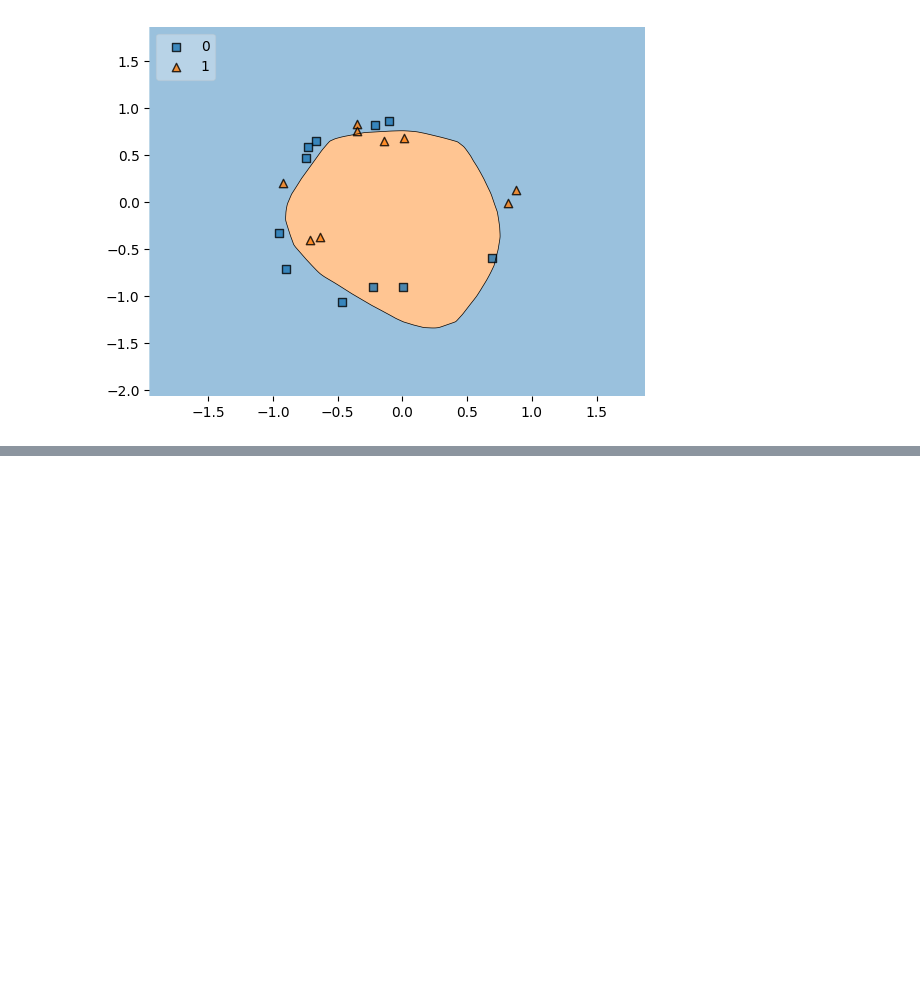
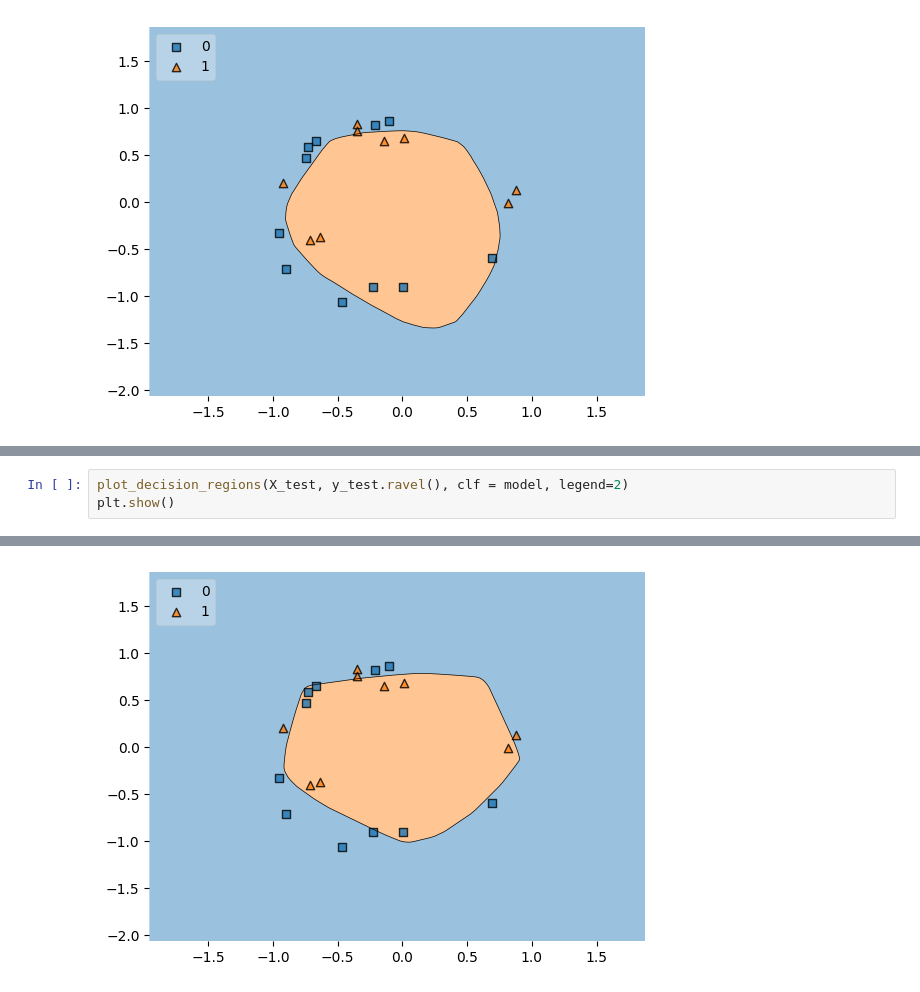
Before and after one commit to CHIRANJEET12/DL100, a Jupyter notebook: early-stopping_and_drop_outs.ipynb, the cells around one changed output, grey strips where cells are left out. Cells and saved outputs as stored; diff of their text form; blank space fills up the shorter version.

```diff
--- a/early-stopping.ipynb
+++ b/early-stopping_and_drop_outs.ipynb
@@ -99,0 +119,4 @@ plt.show()
+# %%
+plot_decision_regions(X_test, y_test.ravel(), clf = model, legend=2)
+plt.show()
+# %% [output]
@@ -99,0 +124 @@ plt.show()
+[figure, added]
```
Also changed, not shown: parts of 6 cells of this notebook, 1 other file.
